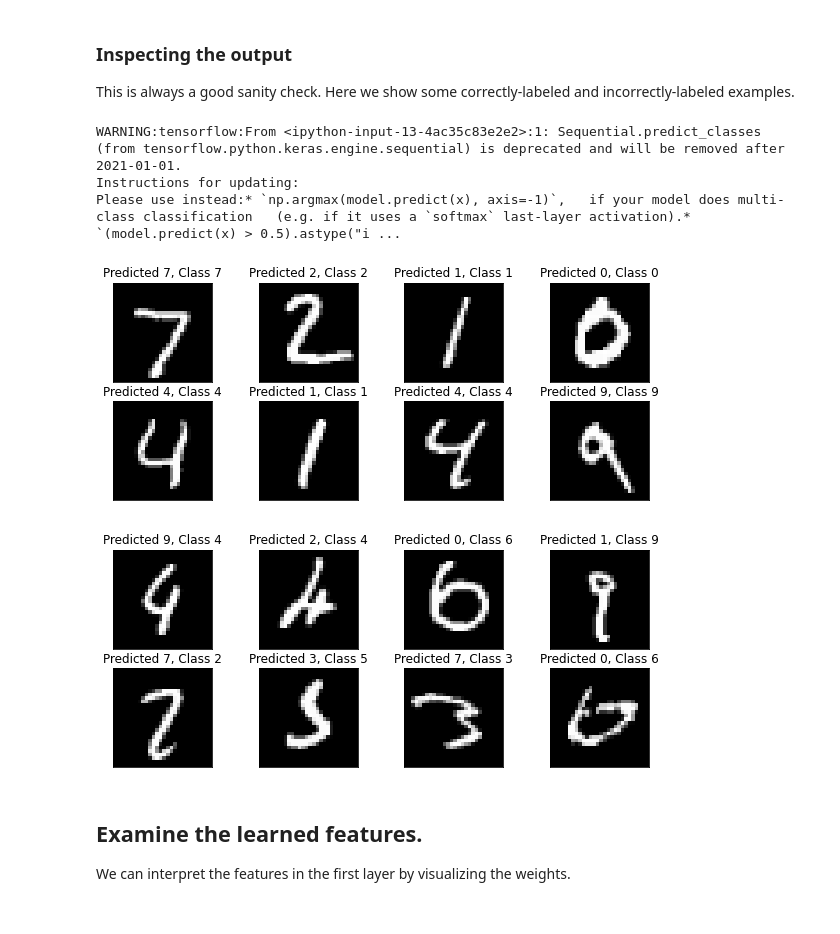
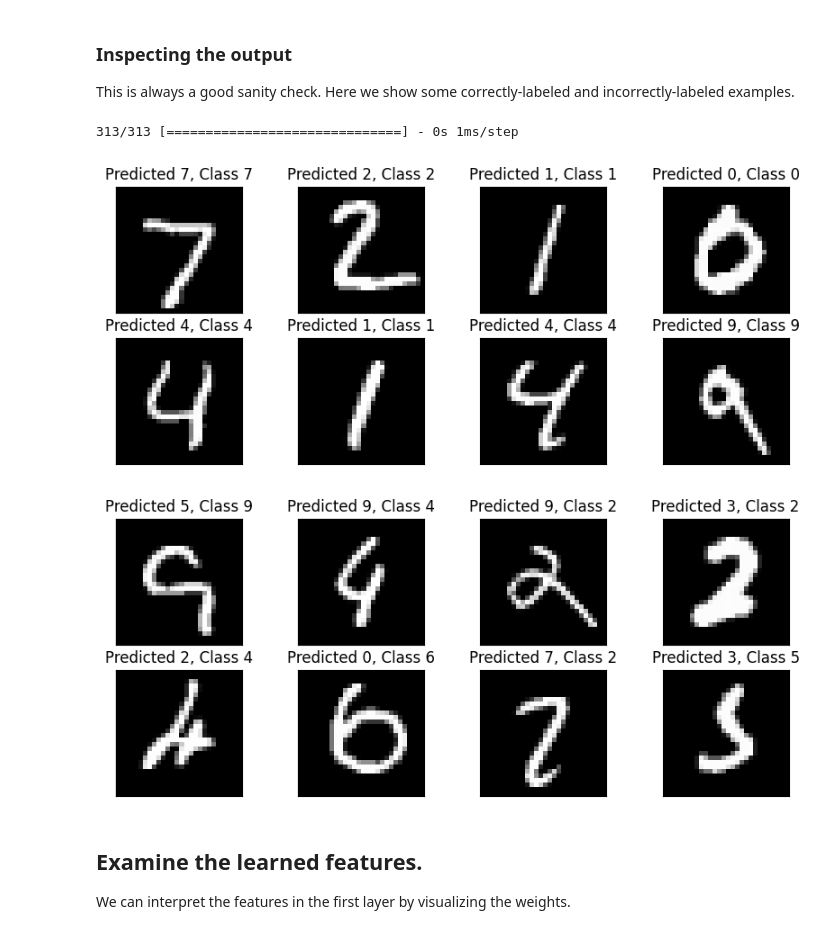
Before and after one commit to peterjsadowski/keras_tutorial, a Jupyter notebook: 1_keras_mnist.ipynb, the cells around one changed output. Drawn from its saved outputs; the diff is of its cells as text; code cells hidden in the pictures.

```diff
--- a/1_keras_mnist.ipynb
+++ b/1_keras_mnist.ipynb
@@ -32,8 +31,8 @@ print("Testing X matrix shape", X_test.shape)
 
 # Represent the targets as one-hot vectors: e.g. 2 -> [0, 0, 1, 0, 0, 0, 0, 0, 0].
 nb_classes = 10
-Y_train = np_utils.to_categorical(Y_train, nb_classes)
-Y_test  = np_utils.to_categorical(Y_test, nb_classes)
+Y_train = keras.utils.to_categorical(Y_train, nb_classes)
+Y_test  = keras.utils.to_categorical(Y_test, nb_classes)
 print("Training Y matrix shape", Y_train.shape)
 print("Testing Y matrix shape", Y_test.shape)
 # %% [output]
@@ -135,22 +132,20 @@ Test accuracy: 0.98
 ### Inspecting the output
 This is always a good sanity check. Here we show some correctly-labeled and incorrectly-labeled examples.
 # %%
-predicted_classes = model.predict_classes(X_test)
+predicted_classes = model.predict(X_test).argmax(axis=-1)
 correct_indices   = np.nonzero(predicted_classes == Y_test.argmax(axis=-1))[0]
 incorrect_indices = np.nonzero(predicted_classes != Y_test.argmax(axis=-1))[0]
 
 plt.figure(1, figsize=(10,4))
 for i, correct in enumerate(correct_indices[:8]):
     plt.subplot(2,4,i+1)
     plt.imshow(X_test[correct].reshape(28,28), cmap='gray', interpolation='none')
     plt.title("Predicted {}, Class {}".format(predicted_classes[correct], Y_test[correct].argmax(axis=-1)))
     plt.xticks([])
     plt.yticks([])
 # %% [output]
-WARNING:tensorflow:From <ipython-input-13-4ac35c83e2e2>:1: Sequential.predict_classes (from tensorflow.python.keras.engine.sequential) is deprecated and will be removed after 2021-01-01.
-Instructions for updating:
-Please use instead:* `np.argmax(model.predict(x), axis=-1)`,   if your model does multi-class classification   (e.g. if it uses a `softmax` last-layer activation).* `(model.predict(x) > 0.5).astype("i ...
+313/313 [==============================] - 0s 1ms/step
-[figure, old version]
+[figure, new version]
 # %%
 # Plot some incorrectly labeled examples.
 plt.figure(2, figsize=(10,4))
@@ -161,7 +156,7 @@ for i, incorrect in enumerate(incorrect_indices[:8]):
     plt.xticks([])
     plt.yticks([])
 # %% [output]
-[figure, old version]
+[figure, new version]
 # %% [markdown]
 ## Examine the learned features.
 We can interpret the features in the first layer by visualizing the weights.
```
Also changed, not shown: parts of 8 cells of this notebook.
